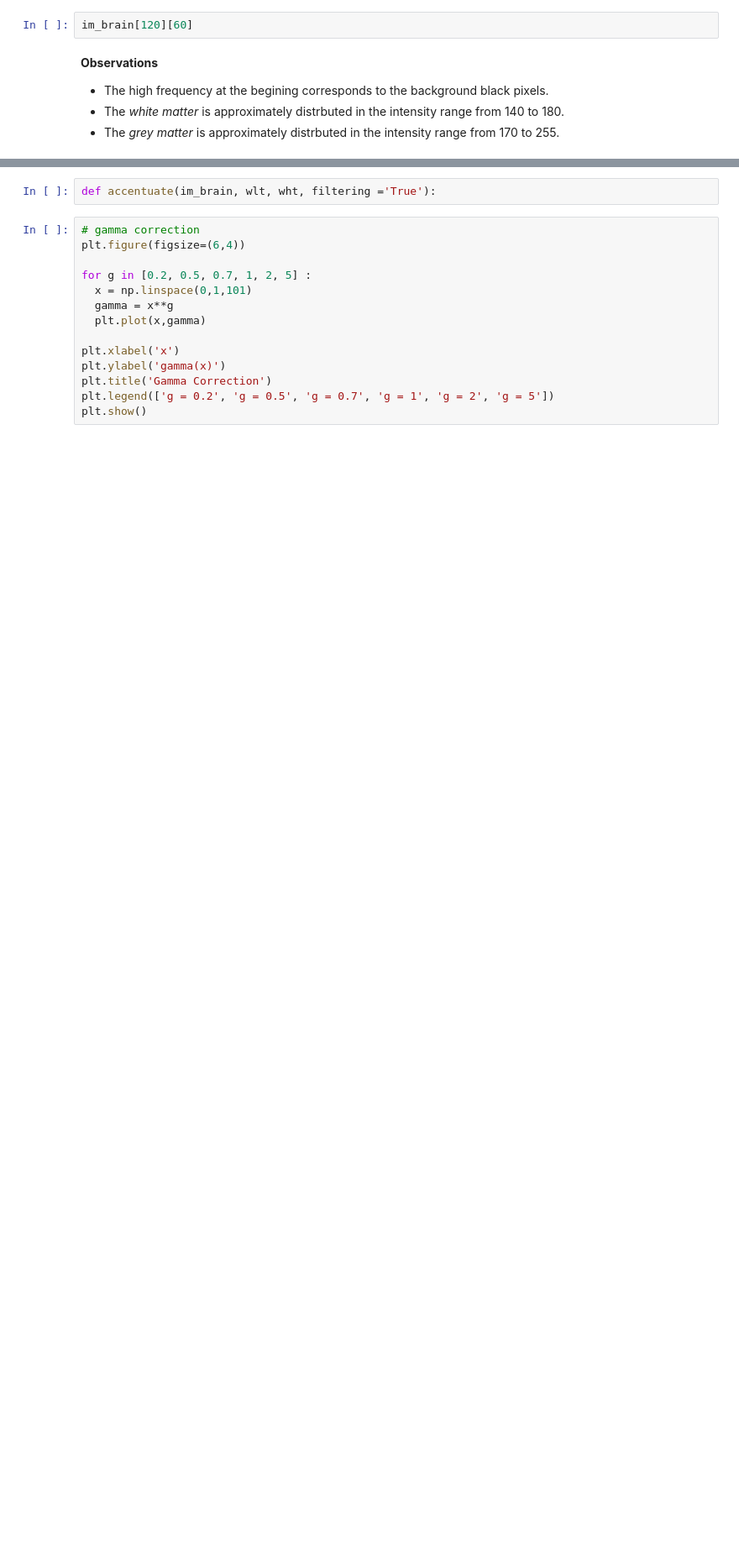
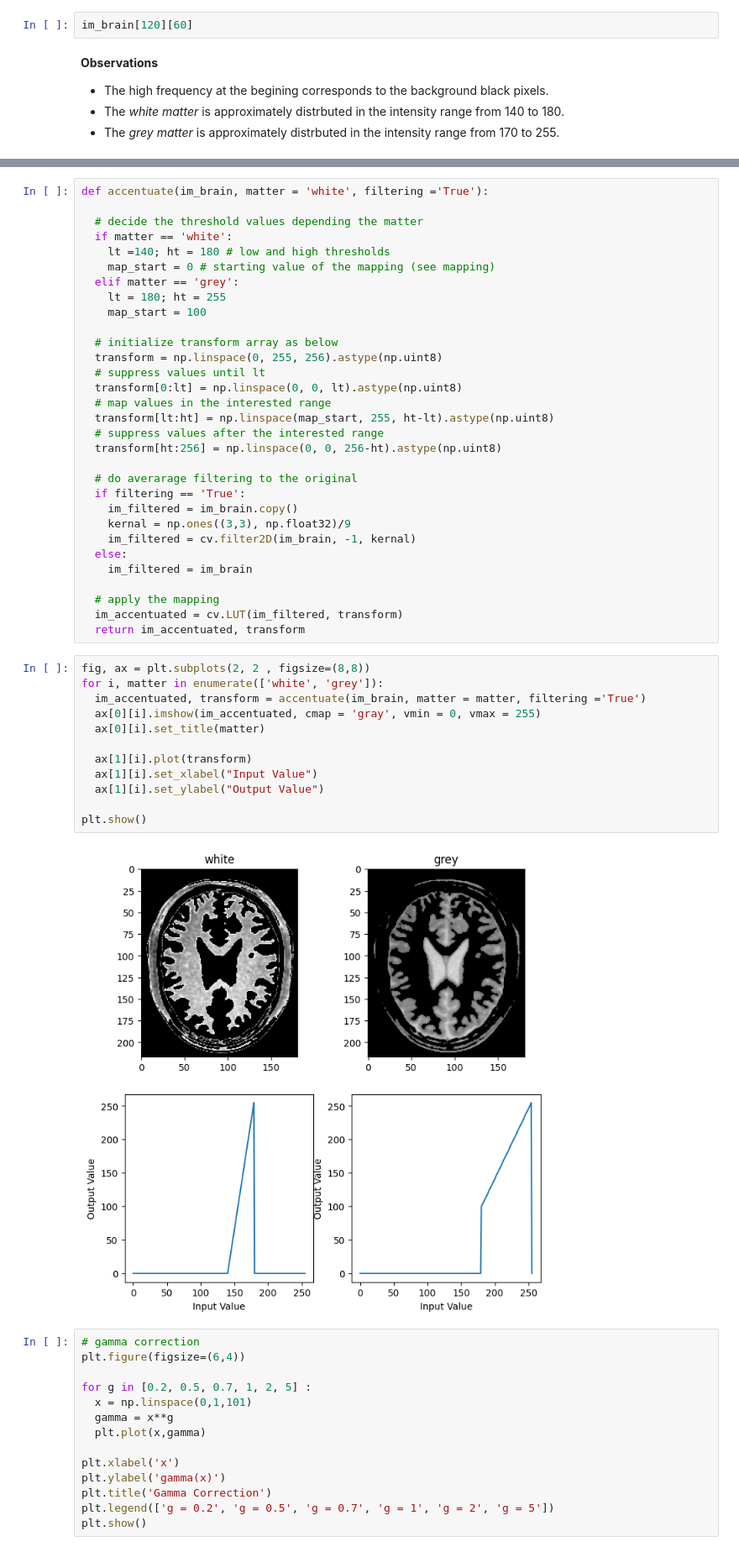
Before and after one commit to SayuruA/Basics-of-Image-Processing, a Jupyter notebook: part_1_Intensity_Transforming.ipynb, the cells around one changed output, grey strips where cells are left out. Shown at 84% size. Saved outputs shown, nothing was run; the diff lists cells and outputs as text; blank space fills up the shorter version.

```diff
--- a/part_1_Intensity_Transforming.ipynb
+++ b/part_1_Intensity_Transforming.ipynb
@@ -111,5 +88,48 @@ plt.show()
-# %%
-def accentuate(im_brain, wlt, wht, filtering ='True'):
+# %%
+def accentuate(im_brain, matter = 'white', filtering ='True'):
+
+  # decide the threshold values depending the matter
+  if matter == 'white':
+    lt =140; ht = 180 # low and high thresholds
+    map_start = 0 # starting value of the mapping (see mapping)
+  elif matter == 'grey':
+    lt = 180; ht = 255
+    map_start = 100
+
+  # initialize transform array as below
+  transform = np.linspace(0, 255, 256).astype(np.uint8)
+  # suppress values until lt
+  transform[0:lt] = np.linspace(0, 0, lt).astype(np.uint8)
+  # map values in the interested range
+  transform[lt:ht] = np.linspace(map_start, 255, ht-lt).astype(np.uint8)
+  # suppress values after the interested range
+  transform[ht:256] = np.linspace(0, 0, 256-ht).astype(np.uint8)
+
+  # do averarage filtering to the original
+  if filtering == 'True':
+    im_filtered = im_brain.copy()
+    kernal = np.ones((3,3), np.float32)/9
+    im_filtered = cv.filter2D(im_brain, -1, kernal)
+  else:
+    im_filtered = im_brain
+
+  # apply the mapping
+  im_accentuated = cv.LUT(im_filtered, transform)
+  return im_accentuated, transform
+# %%
+fig, ax = plt.subplots(2, 2 , figsize=(8,8))
+for i, matter in enumerate(['white', 'grey']):
+  im_accentuated, transform = accentuate(im_brain, matter = matter, filtering ='True')
+  ax[0][i].imshow(im_accentuated, cmap = 'gray', vmin = 0, vmax = 255)
+  ax[0][i].set_title(matter)
+
+  ax[1][i].plot(transform)
+  ax[1][i].set_xlabel("Input Value")
+  ax[1][i].set_ylabel("Output Value")
+
+plt.show()
+# %% [output]
+[figure, added]
 # %%
 # gamma correction
 plt.figure(figsize=(6,4))
```
Also changed, not shown: parts of 7 cells of this notebook.
